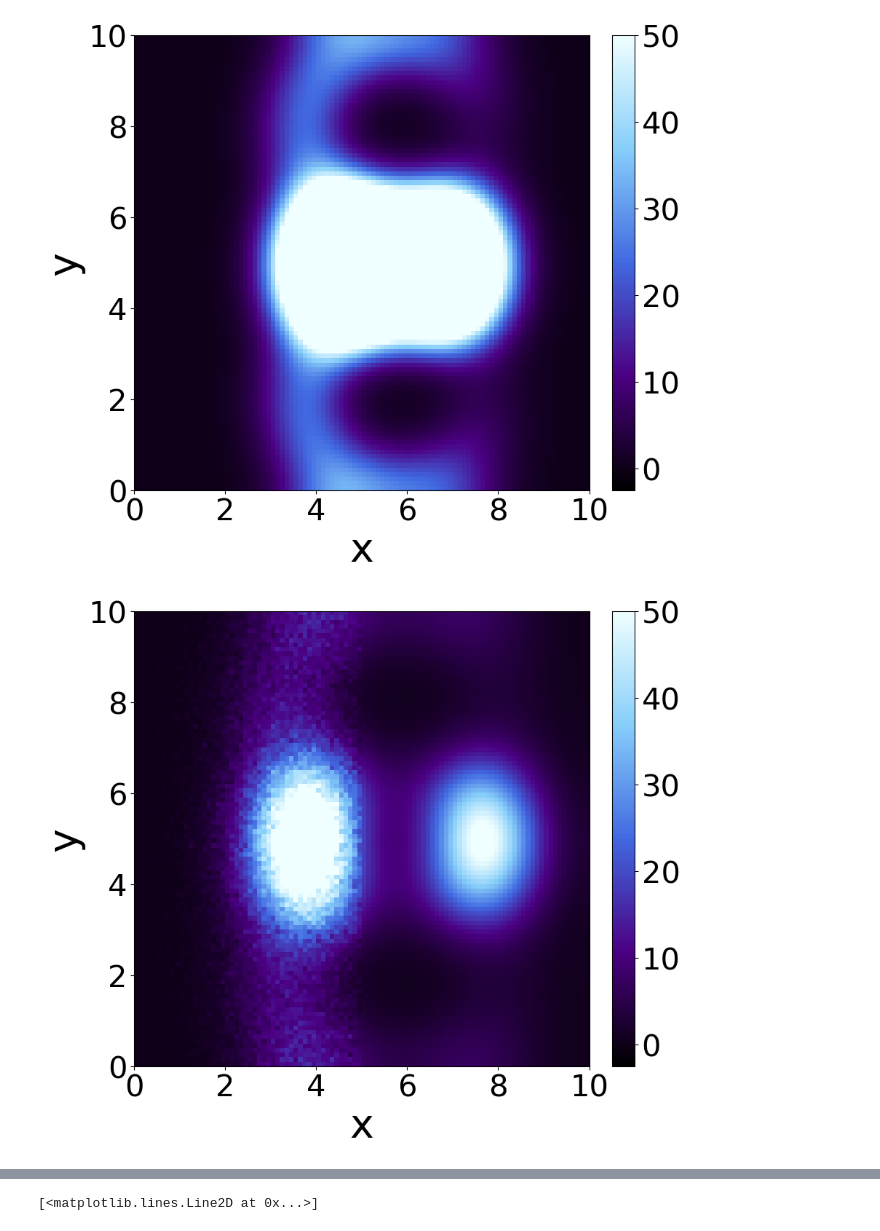
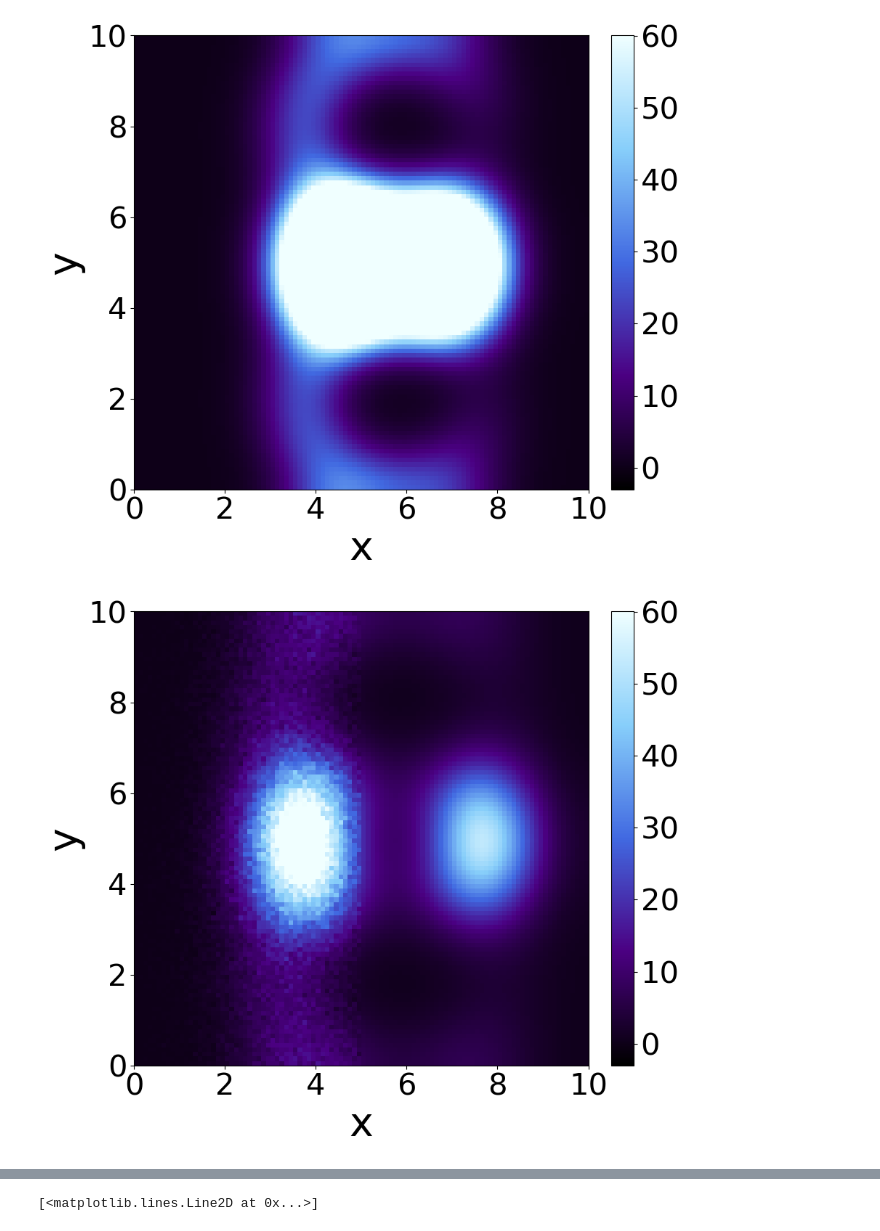
Before and after one commit to MargKos/multiscaleRD, a Jupyter notebook: multiscaleRD/Plot_SIRTau.ipynb, the cells around one changed output, grey strips where cells are left out. Cells and saved outputs as stored; diff of their text form; code cells hidden in the pictures.

```diff
--- a/multiscaleRD/Plot_SIRTau.ipynb
+++ b/multiscaleRD/Plot_SIRTau.ipynb
@@ -16,9 +16,9 @@ import seaborn as sns
 from matplotlib.colors import ListedColormap, LinearSegmentedColormap
 from ParametersB_SIR import *
 
-DiscreteSusAverage = np.load('./Solutions/SusAverageTauBTest.npy')
-DiscreteInfAverage = np.load('./Solutions/InfAverageTauBTest.npy')
-DiscreteRecAverage = np.load('./Solutions/RecAverageTauBTest.npy')
+DiscreteSusAverage = np.load('./Solutions/SusAverageTauB.npy')
+DiscreteInfAverage = np.load('./Solutions/InfAverageTauB.npy')
+DiscreteRecAverage = np.load('./Solutions/RecAverageTauB.npy')
 
 ReferenceSus = np.load('./Solutions/FDSIR1_B.npy')
 ReferenceInf = np.load('./Solutions/FDSIR2_B.npy')
@@ -112,7 +112,7 @@ def functionplot(Data, Max, Name):
     plt.clim(-Max / 20, Max)
     plt.tight_layout()
     #plt.show()  # Display the plot interactively
-    plt.savefig('./Plots/TauTest/SIR_Tau' + str(Name) + '.png')
+    plt.savefig('./Plots/Tau/SIR_Tau' + str(Name) + '.png')
 
 #%% For other points to compare
 
@@ -121,7 +121,7 @@ def functionplot(Data, Max, Name):
 
 TimeSteps=[0,5,8]
 
-MaxPlot=[50,400,300]
+MaxPlot=[60,400,300]
 
 
 functionplot(HybridSus[TimeSteps[1]], MaxPlot[0], 'HybridSus'+str(np.round((TimeSteps[1]+1)*constant*deltat, decimals=2)))
@@ -185,2 +185,2 @@ print(np.mean(HybridRec[TimeSteps[2]]),
-[figure, old version]
+[figure, new version]
-[figure, old version]
+[figure, new version]
```
Also changed, not shown: parts of 1 cell of this notebook, 12 other files.
